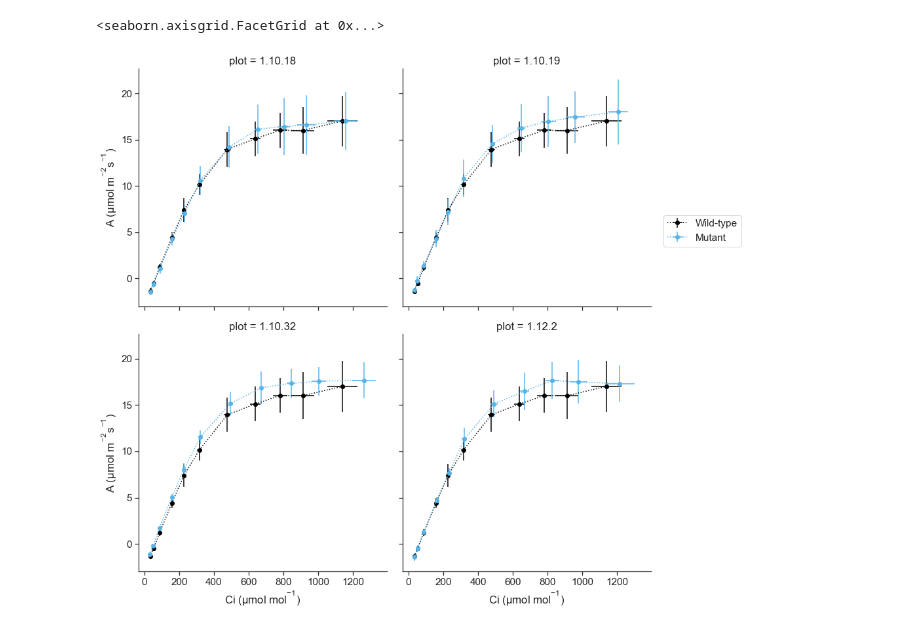
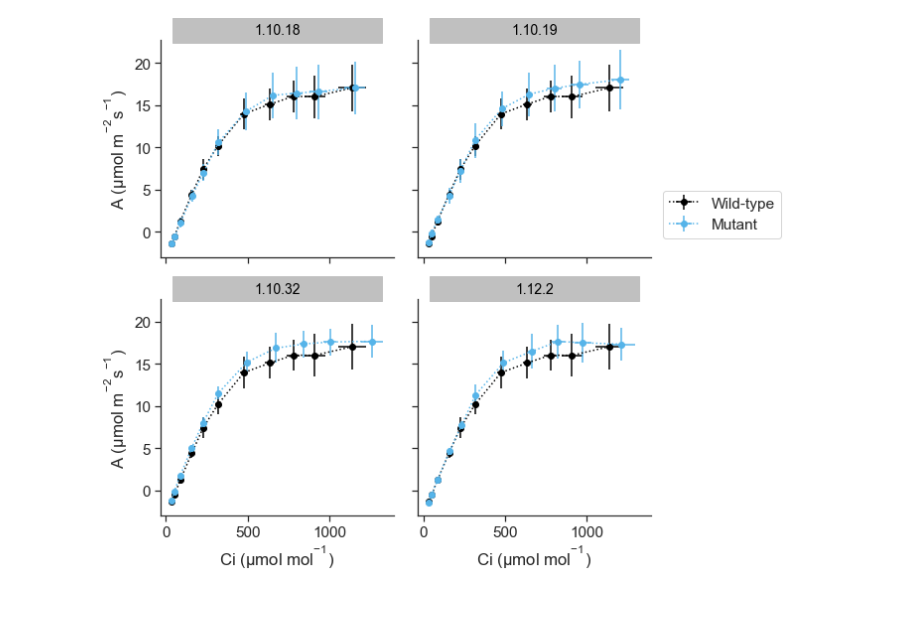
Before and after one commit to RonaCostello/Thesis, a Jupyter notebook: plots/chapter3_ACi_curves.ipynb, the cells around one changed output. Drawn from its saved outputs; the diff is of its cells as text; code cells hidden in the pictures.

Commit message:
Add plot titles in gray bounding box

```diff
--- a/plots/chapter3_ACi_curves.ipynb
+++ b/plots/chapter3_ACi_curves.ipynb
@@ -44,23 +98,33 @@ Ci_std
 # %%
 # sns.plotting_context()
 sns.set(font_scale = 1.4, font="Arial")
 sns.set_style(style='ticks')
 
 # Choose hue colour palette
 colours = ['#000000', '#56B4E9']
 
 grid = sns.FacetGrid(grouped_df, col="plot", col_order=['1.10.18', '1.10.19', '1.10.32', '1.12.2'], hue="type", hue_order=['wt', 'mutant'],
-                     palette=colours, col_wrap=2, size=6, aspect=1)
+                     palette=colours, col_wrap=2, size=4, aspect=1)
 grid.map(plt.errorbar, "Ci_mean", "A_mean", "A_std", "Ci_std", fmt='o:')
 
 
 # Adjust position abd labels of legend
 legend_ax = grid.axes.flat[3]
 handles, labels = legend_ax.get_legend_handles_labels()
 leg = plt.legend(handles[0:2],['Wild-type', 'Mutant'], bbox_to_anchor=(1.05, 1.5), loc=2, borderaxespad=0.)
 
 # Set axis labels
 grid.set_axis_labels(x_var="Ci ($\mu$mol mol$^{-1}$)", y_var="A ($\mu$mol m$^{-2}$s$^{-1}$)")
+
+# Set titles
+grid.set_titles("{col_name}")
+for ax in grid.axes:
+    # set the title position to the horizontal center (0.5) of the axes
+    title = ax.set_title(ax.get_title(), position=(.5, 1.0), backgroundcolor="silver", color='black',
+                         size=14)
+    # set the box style of the title text box to our custom box
+    bb = title.get_bbox_patch()
+    # use the axes' width as width of the text box
+    bb.set_boxstyle("ext", pad=0.4, width=ax.get_window_extent().width )
 # %% [output]
-<seaborn.axisgrid.FacetGrid at 0x...>
-[figure, old version]
+[figure, new version]
```
Also changed, not shown: parts of 2 cells of this notebook.
